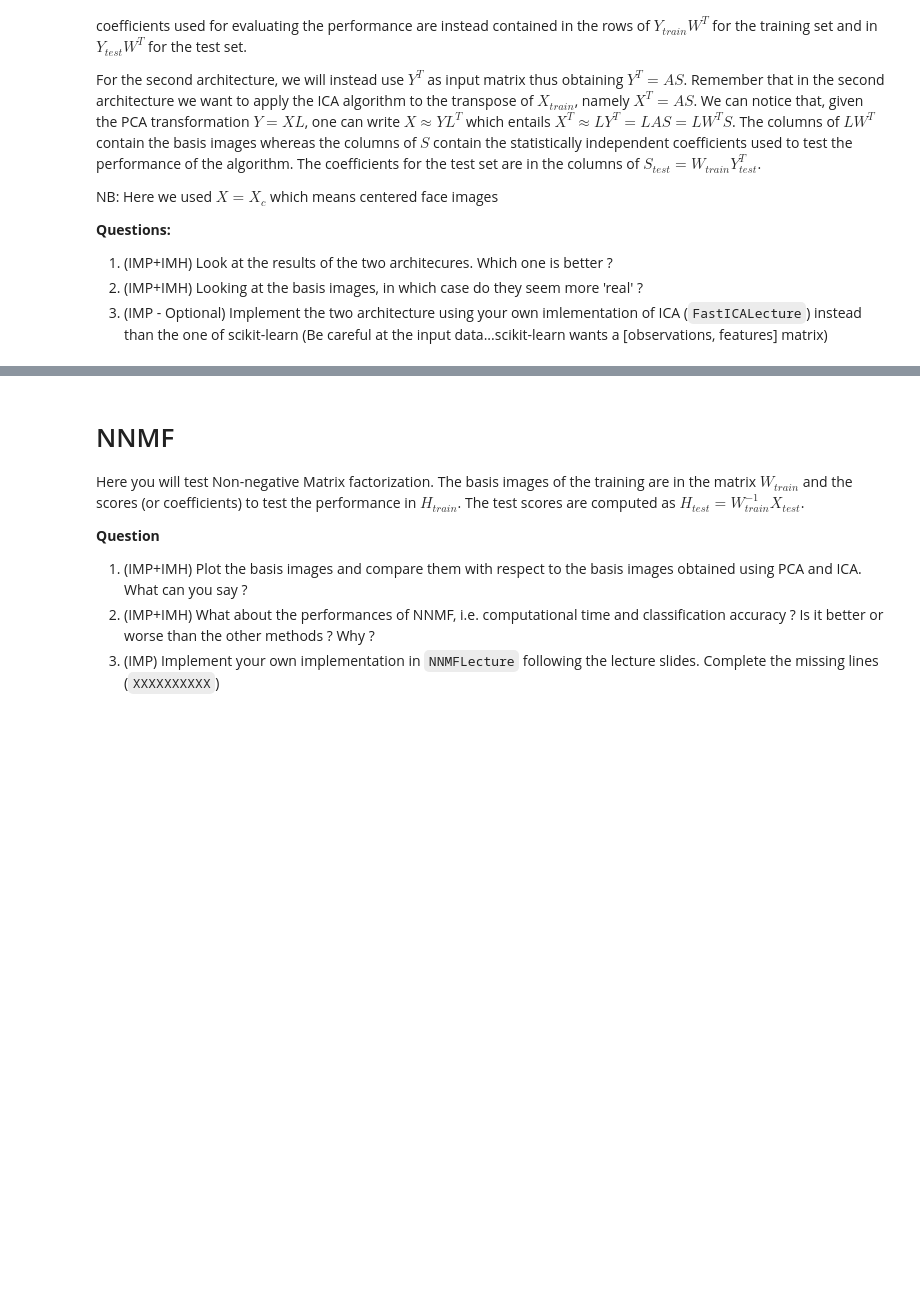
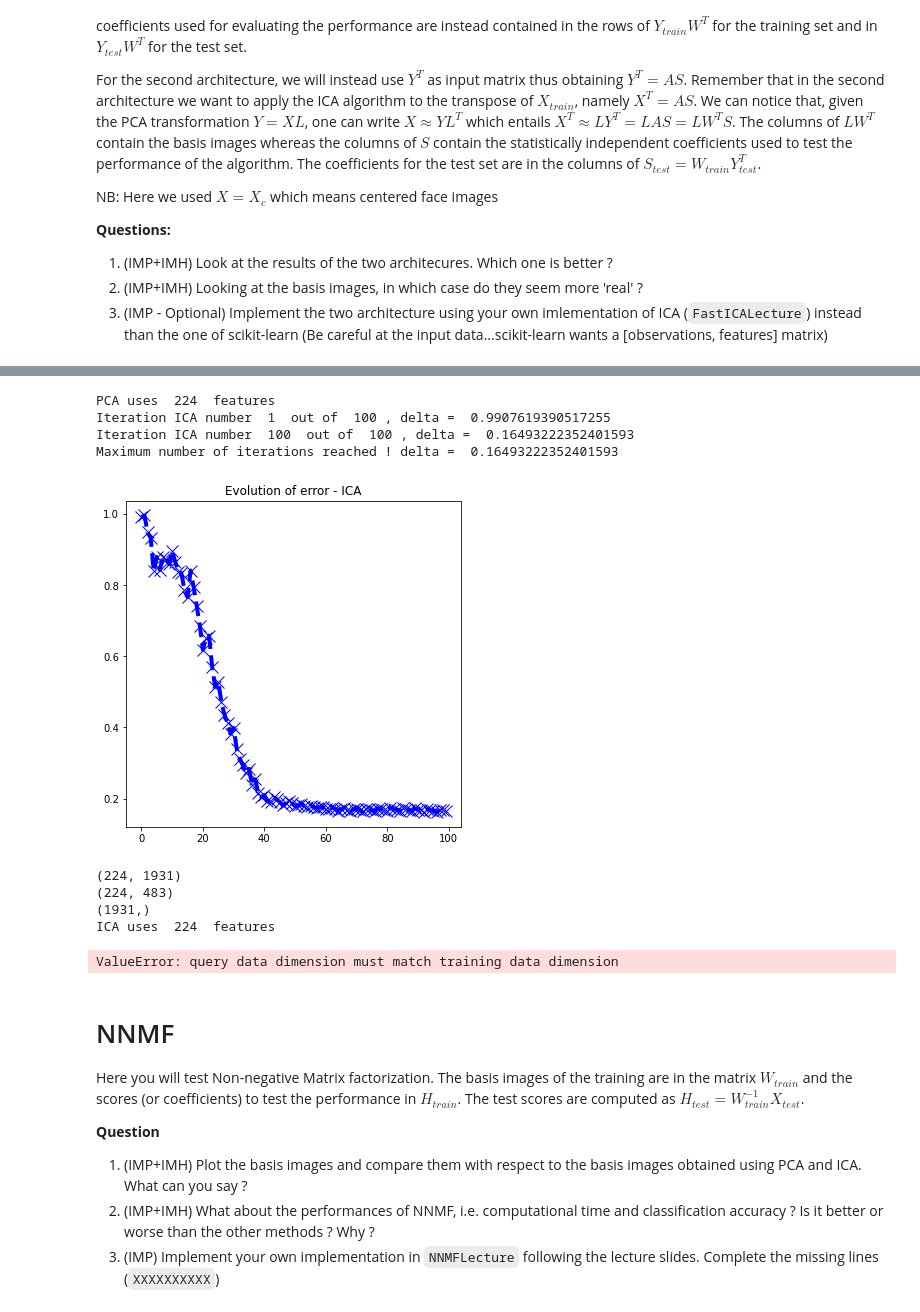
Before and after one commit to Eidantz/Machine-Learning-for-Bioimaging, a Jupyter notebook: TP1 - Unsupervised Learning/TP_Unsupervised_1_FaceRecognition.ipynb, the cells around one changed output, grey strips where cells are left out. Saved outputs shown, nothing was run; the diff lists cells and outputs as text; code cells hidden in the pictures; blank space fills up the shorter version.

```diff
--- a/TP1 - Unsupervised Learning/TP_Unsupervised_1_FaceRecognition.ipynb
+++ b/TP1 - Unsupervised Learning/TP_Unsupervised_1_FaceRecognition.ipynb
@@ -423,3 +732,38 @@ XXXXXXXXXXX
+# %%
+# For IMP
+## ICA - second architecture (your implementation)
+YpcaTrain,UpcaTrain,_,var_explained_pca=pcaLecture(Xtrain)
+UpcaTrain=UpcaTrain.T
+# Threshold defined as 99% of the variability
+Threshold_PCA = 99
+CumulativePca=np.cumsum(var_explained_pca)
+indexPCA=np.argwhere(CumulativePca>Threshold_PCA)
+PCAComp=indexPCA[0][0]
+
+print('PCA uses ', PCAComp, ' features')
+
+# Selection of the eigenvectors
+Yr_train_PCA=YpcaTrain[:,:PCAComp]
+Ur_train_PCA=UpcaTrain[:,:PCAComp]
+
+# Computation of the test scores using the eigenvectors computed with the
+# training data-set
+Yr_test_PCA=np.dot(Xctest,Ur_train_PCA)
+
+S_train_ICA,W_train_ICA = FastICALecture(Yr_train_PCA.T,N_Iter=100,tol=1e-4,plot_evolution=1)
+
+ICAFAces=np.dot(Ur_train_PCA,W_train_ICA)
+# %% [output]
+PCA uses  224  features
+Iteration ICA number  1  out of  100 , delta =  0.9907619390517255
+Iteration ICA number  100  out of  100 , delta =  0.16493222352401593
+Maximum number of iterations reached ! delta =  0.16493222352401593
+[figure, added]
+(224, 1931)
+(224, 483)
+(1931,)
+ICA uses  224  features
+ValueError: query data dimension must match training data dimension
 # %% [markdown]
 # NNMF
 
```
Also changed, not shown: parts of 25 cells of this notebook.
